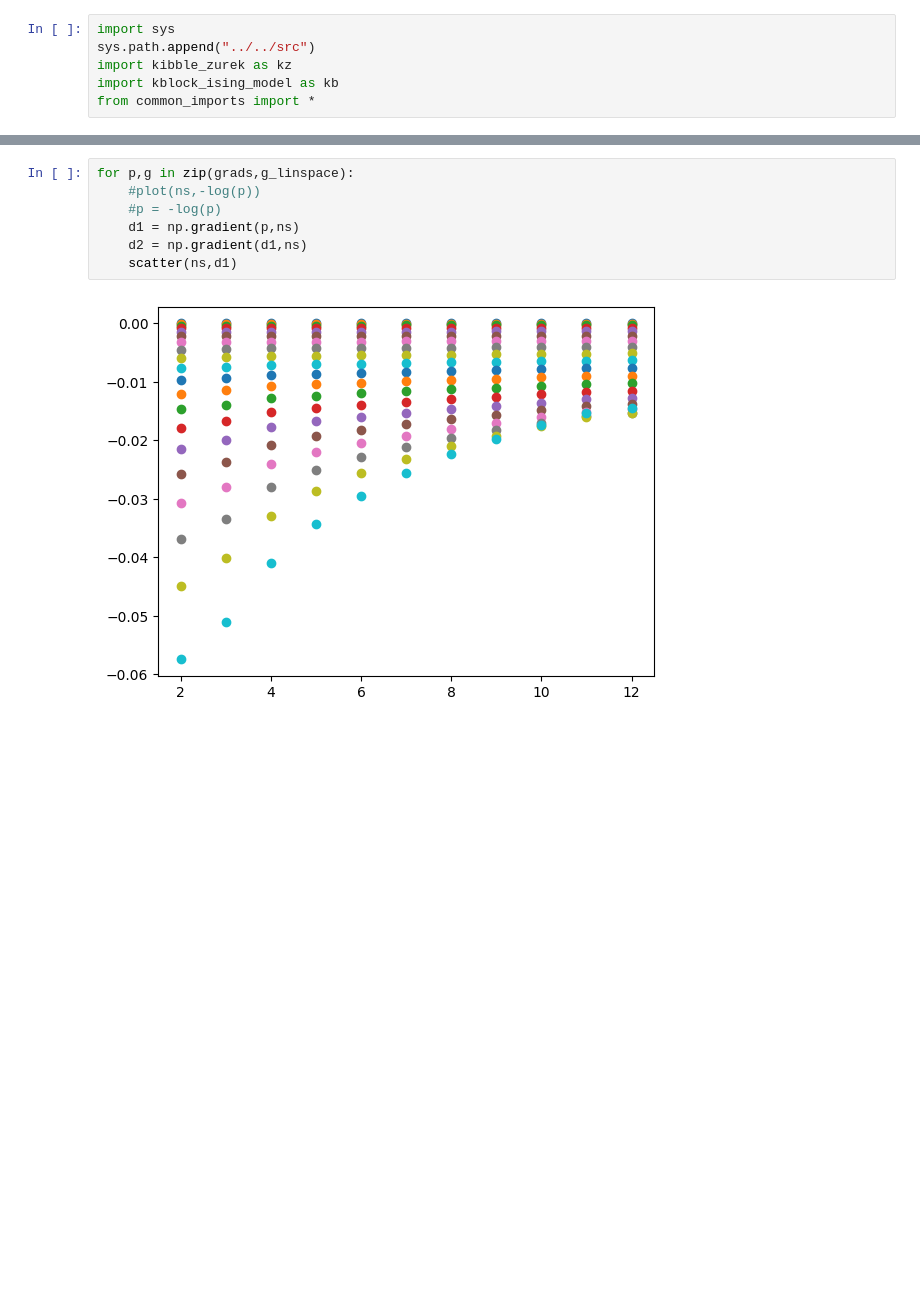
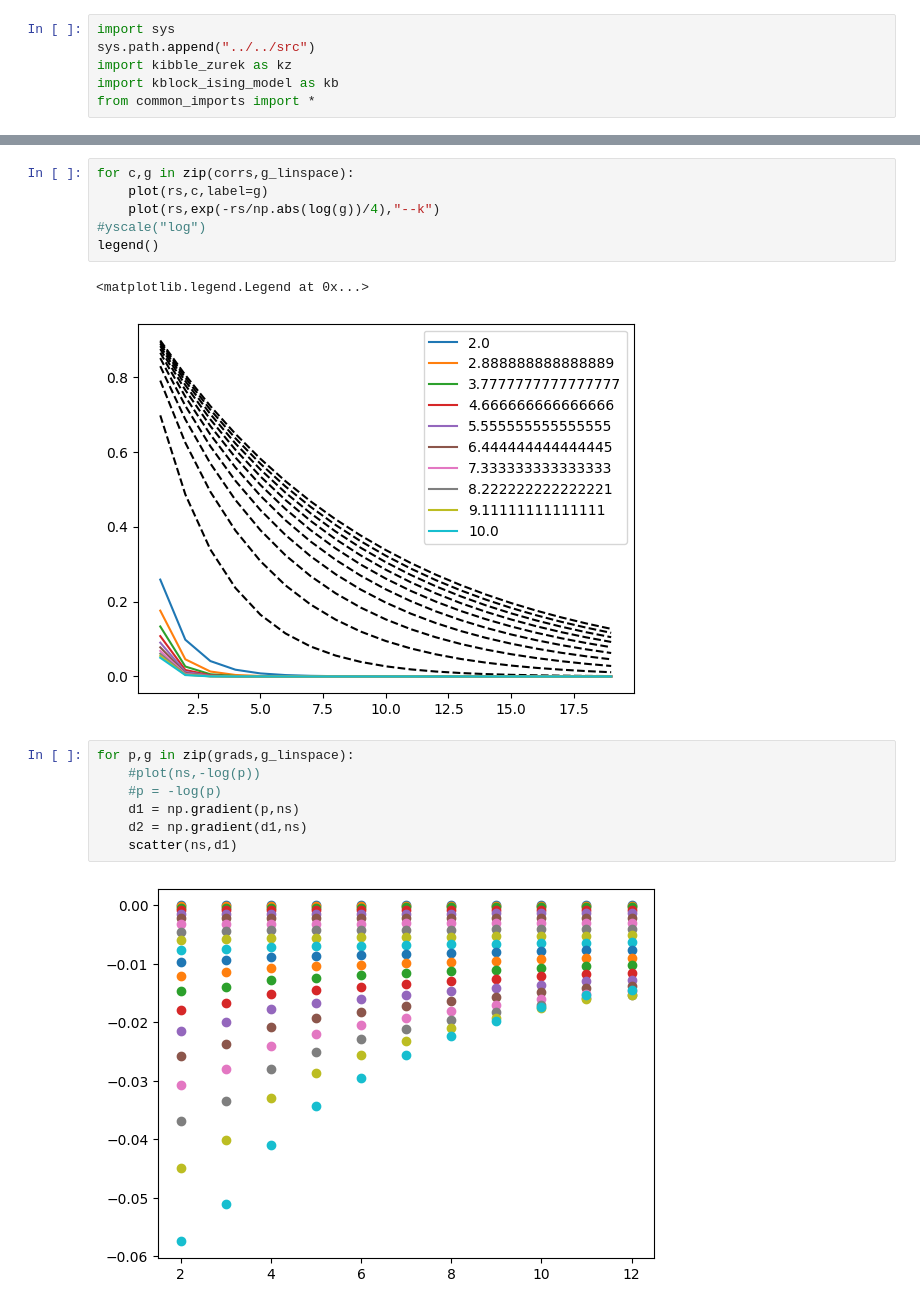
Before and after one commit to KristianMunnikhuis/subsystem_loschmidt_echo, a Jupyter notebook: scripts/0_correlation_length_withN/correlation_with_N.ipynb, the cells around one changed output, grey strips where cells are left out. Drawn from its saved outputs; the diff is of its cells as text; blank space fills up the shorter version.

```diff
--- a/scripts/0_correlation_length_withN/correlation_with_N.ipynb
+++ b/scripts/0_correlation_length_withN/correlation_with_N.ipynb
@@ -41,3 +80,12 @@ plt.legend()
+# %%
+for c,g in zip(corrs,g_linspace):
+    plot(rs,c,label=g)
+    plot(rs,exp(-rs/np.abs(log(g))/4),"--k")
+#yscale("log")
+legend()
+# %% [output]
+<matplotlib.legend.Legend at 0x...>
+[figure, added]
 # %%
 for p,g in zip(grads,g_linspace):
     #plot(ns,-log(p))
```
Also changed, not shown: parts of 8 cells of this notebook, 25 other files.
